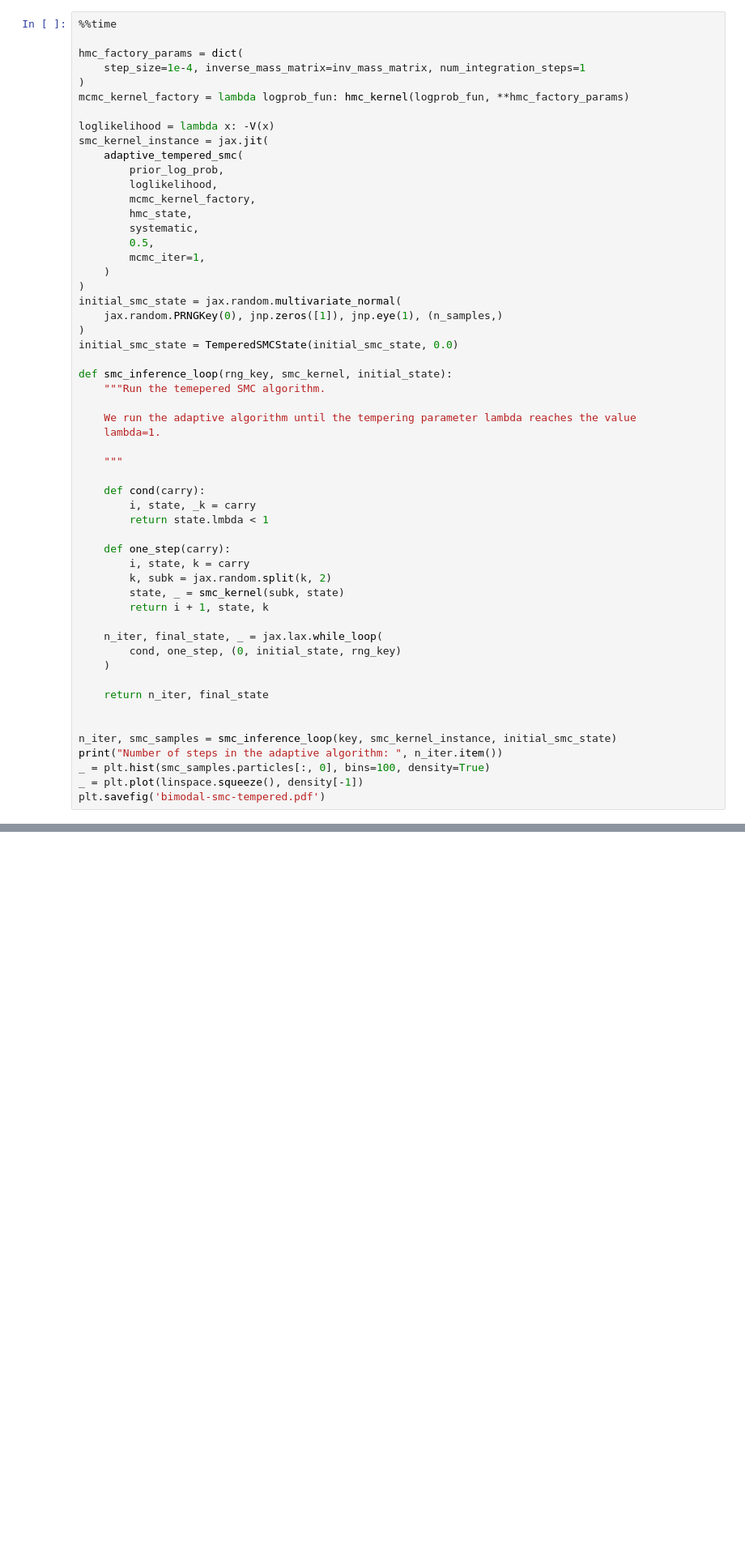
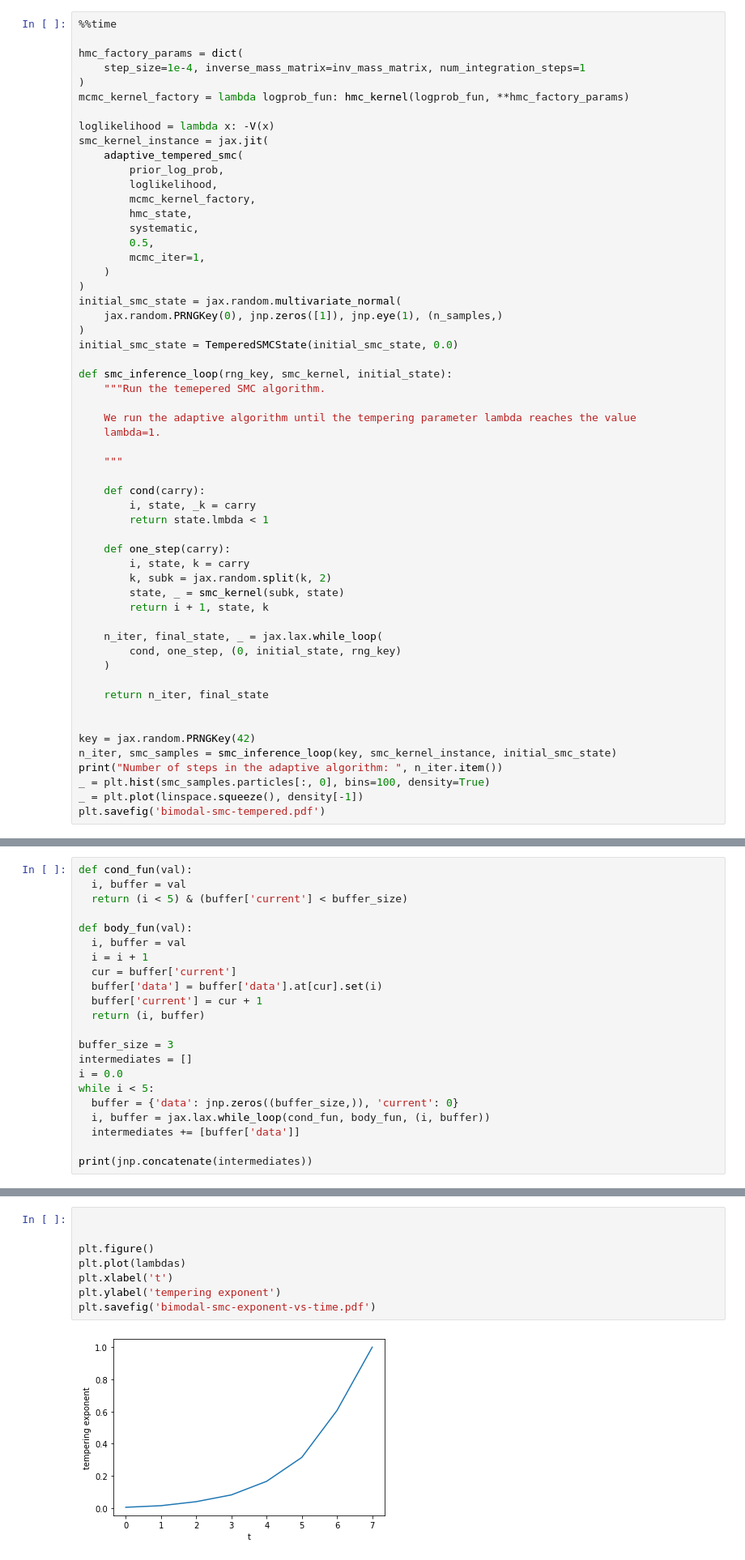
Before and after one commit to probml/probml-notebooks, a Jupyter notebook: notebooks/smc_tempered_1d_bimodal.ipynb, the cells around one changed output, grey strips where cells are left out. Shown at 81% size. Drawn from its saved outputs; the diff is of its cells as text; blank space fills up the shorter version.

```diff
--- a/notebooks/smc_tempered_1d_bimodal.ipynb
+++ b/notebooks/smc_tempered_1d_bimodal.ipynb
@@ -198,6 +198,7 @@ def smc_inference_loop(rng_key, smc_kernel, initial_state):
     return n_iter, final_state
 
 
+key = jax.random.PRNGKey(42)
 n_iter, smc_samples = smc_inference_loop(key, smc_kernel_instance, initial_smc_state)
 print("Number of steps in the adaptive algorithm: ", n_iter.item())
 _ = plt.hist(smc_samples.particles[:, 0], bins=100, density=True)
@@ -210,0 +245,22 @@ Wall time: 4.61 s
+# %%
+def cond_fun(val):
+  i, buffer = val
+  return (i < 5) & (buffer['current'] < buffer_size)
+
+def body_fun(val):
+  i, buffer = val
+  i = i + 1
+  cur = buffer['current']
+  buffer['data'] = buffer['data'].at[cur].set(i)
+  buffer['current'] = cur + 1
+  return (i, buffer)
+
+buffer_size = 3
+intermediates = []
+i = 0.0
+while i < 5:
+  buffer = {'data': jnp.zeros((buffer_size,)), 'current': 0}
+  i, buffer = jax.lax.while_loop(cond_fun, body_fun, (i, buffer))
+  intermediates += [buffer['data']]
+
+print(jnp.concatenate(intermediates))
@@ -211,3 +347,13 @@ Wall time: 4.61 s
+# %%
+
+
+plt.figure()
+plt.plot(lambdas)
+plt.xlabel('t')
+plt.ylabel('tempering exponent')
+plt.savefig('bimodal-smc-exponent-vs-time.pdf')
+# %% [output]
+[figure, added]
 # %%
 smc_samples
 # %% [output]
```
Also changed, not shown: parts of 12 cells of this notebook.
